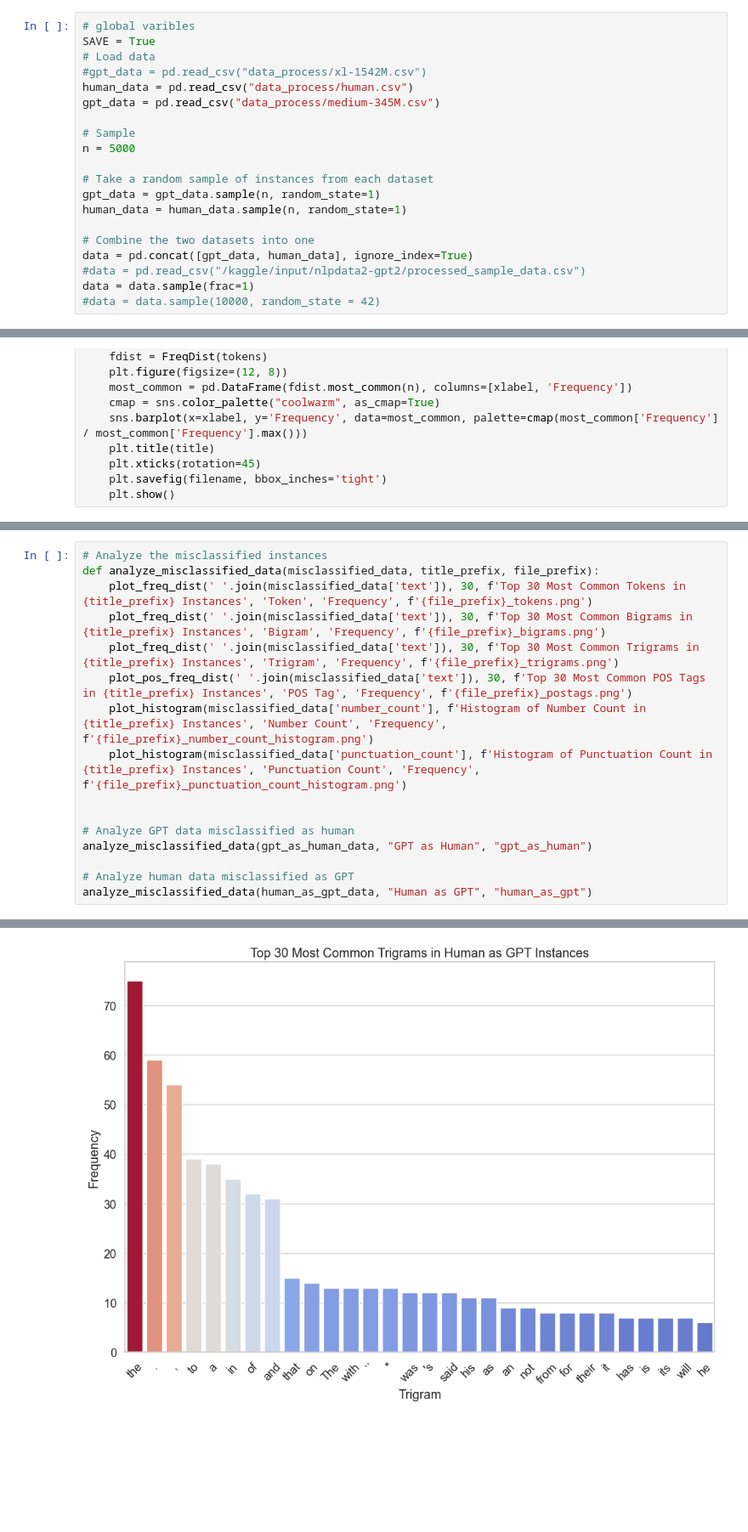
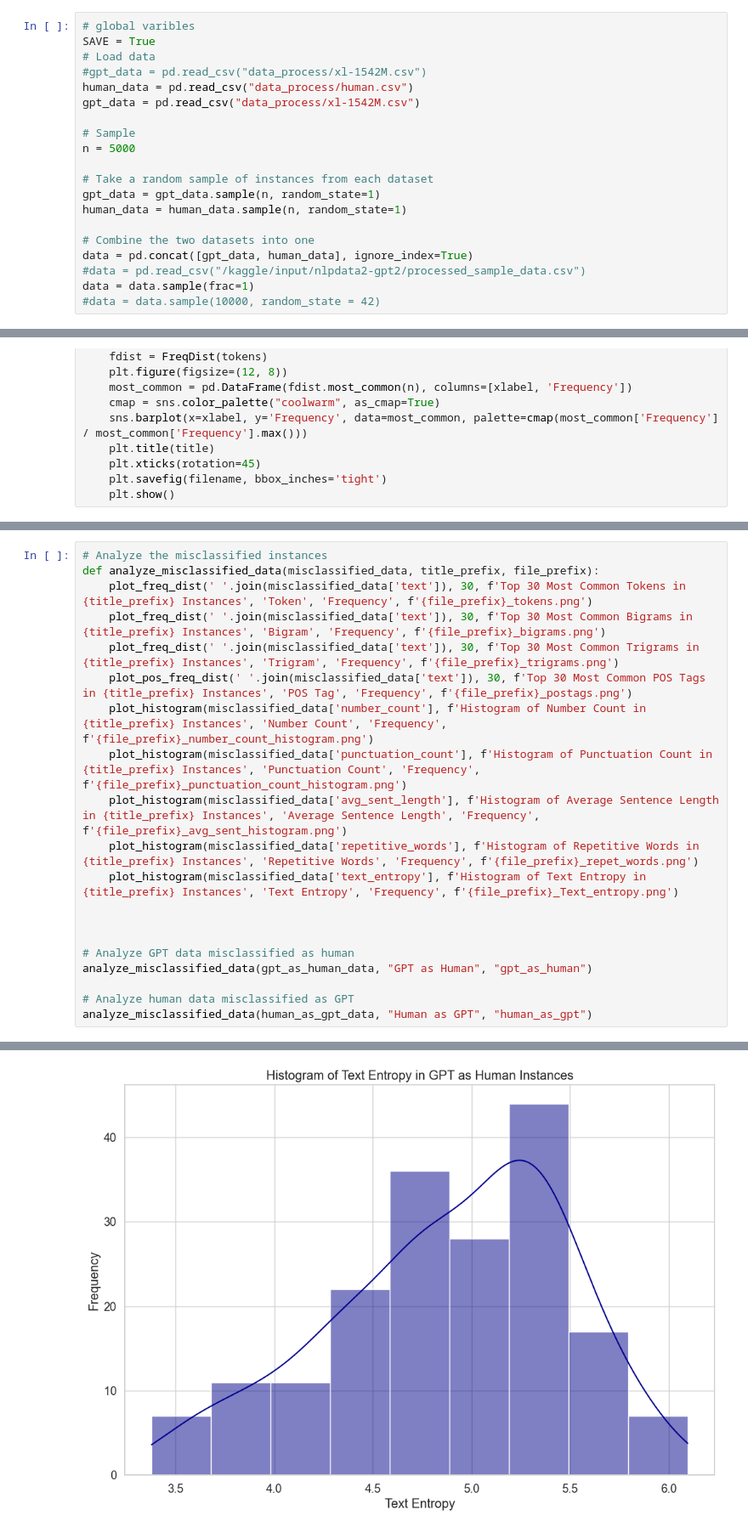
Before and after one commit to majunze2001/NLP-final-project, a Jupyter notebook: src/ML_Script.ipynb, the cells around one changed output, grey strips where cells are left out. Shown at 85% size. Saved outputs shown, nothing was run; the diff lists cells and outputs as text; blank space fills up the shorter version.

Commit message:
update error analysis figure

```diff
--- a/src/ML_Script.ipynb
+++ b/src/ML_Script.ipynb
@@ -34,7 +34,7 @@ SAVE = True
 # Load data
 #gpt_data = pd.read_csv("data_process/xl-1542M.csv")
 human_data = pd.read_csv("data_process/human.csv")
-gpt_data = pd.read_csv("data_process/medium-345M.csv")
+gpt_data = pd.read_csv("data_process/xl-1542M.csv")
 
 # Sample
 n = 5000
@@ -421,6 +421,10 @@ def analyze_misclassified_data(misclassified_data, title_prefix, file_prefix):
     plot_pos_freq_dist(' '.join(misclassified_data['text']), 30, f'Top 30 Most Common POS Tags in {title_prefix} Instances', 'POS Tag', 'Frequency', f'{file_prefix}_postags.png')
     plot_histogram(misclassified_data['number_count'], f'Histogram of Number Count in {title_prefix} Instances', 'Number Count', 'Frequency', f'{file_prefix}_number_count_histogram.png')
     plot_histogram(misclassified_data['punctuation_count'], f'Histogram of Punctuation Count in {title_prefix} Instances', 'Punctuation Count', 'Frequency', f'{file_prefix}_punctuation_count_histogram.png')
+    plot_histogram(misclassified_data['avg_sent_length'], f'Histogram of Average Sentence Length in {title_prefix} Instances', 'Average Sentence Length', 'Frequency', f'{file_prefix}_avg_sent_histogram.png')
+    plot_histogram(misclassified_data['repetitive_words'], f'Histogram of Repetitive Words in {title_prefix} Instances', 'Repetitive Words', 'Frequency', f'{file_prefix}_repet_words.png')
+    plot_histogram(misclassified_data['text_entropy'], f'Histogram of Text Entropy in {title_prefix} Instances', 'Text Entropy', 'Frequency', f'{file_prefix}_Text_entropy.png')
+
 
 
 # Analyze GPT data misclassified as human
@@ -440 +444 @@ analyze_misclassified_data(human_as_gpt_data, "Human as GPT", "human_as_gpt")
-[figure, old version]
+[figure, new version]
```
Also changed, not shown: parts of 5 cells of this notebook.
